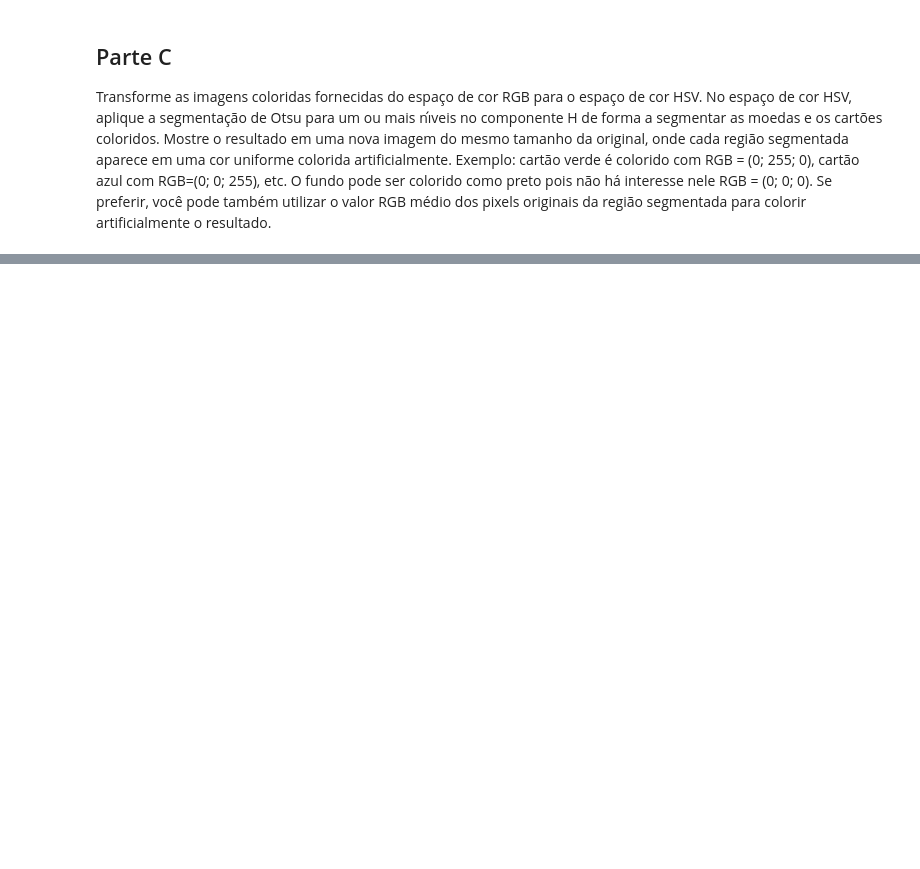
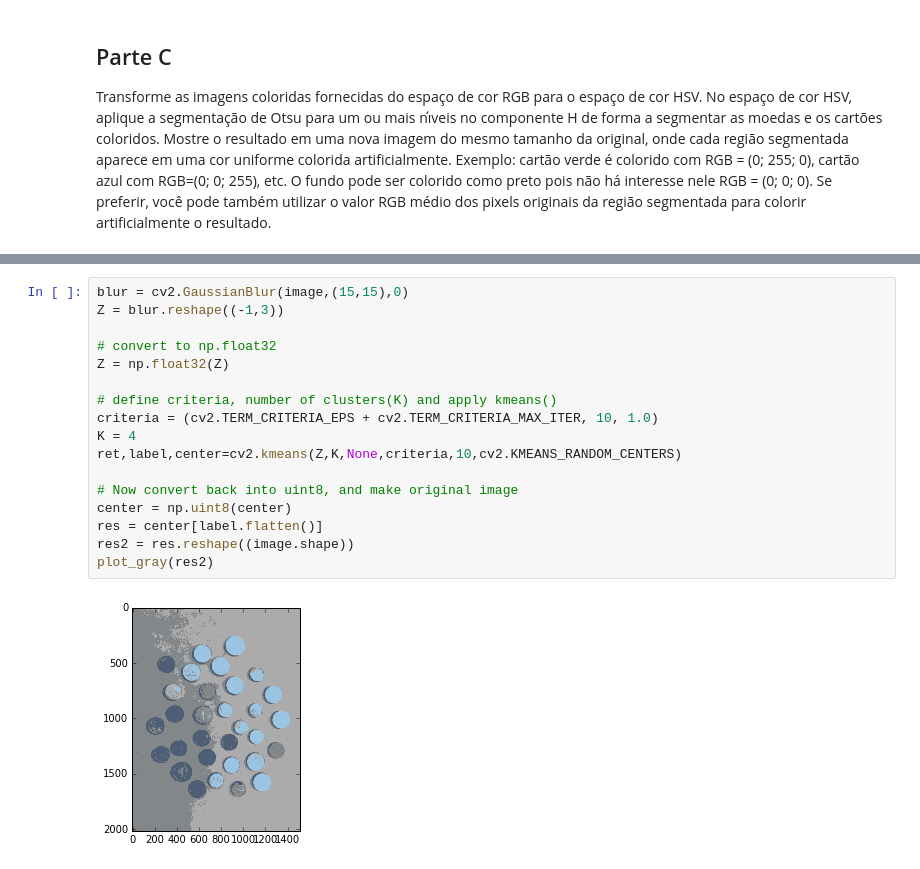
Before and after one commit to pedrovbj/CV_Thresholding_And_Segmentation, a Jupyter notebook: Lista 1b.ipynb, the cells around one changed output, grey strips where cells are left out. Drawn from its saved outputs; the diff is of its cells as text; blank space fills up the shorter version.

```diff
--- a/Lista 1b.ipynb
+++ b/Lista 1b.ipynb
@@ -211,0 +396,19 @@ Indexes: [  3   6   9  23  28  30  54 105]
+# %%
+blur = cv2.GaussianBlur(image,(15,15),0)
+Z = blur.reshape((-1,3))
+
+# convert to np.float32
+Z = np.float32(Z)
+
+# define criteria, number of clusters(K) and apply kmeans()
+criteria = (cv2.TERM_CRITERIA_EPS + cv2.TERM_CRITERIA_MAX_ITER, 10, 1.0)
+K = 4
+ret,label,center=cv2.kmeans(Z,K,None,criteria,10,cv2.KMEANS_RANDOM_CENTERS)
+
+# Now convert back into uint8, and make original image
+center = np.uint8(center)
+res = center[label.flatten()]
+res2 = res.reshape((image.shape))
+plot_gray(res2)
+# %% [output]
+[figure, added]
```
Also changed, not shown: parts of 4 cells of this notebook, 1 other file.
